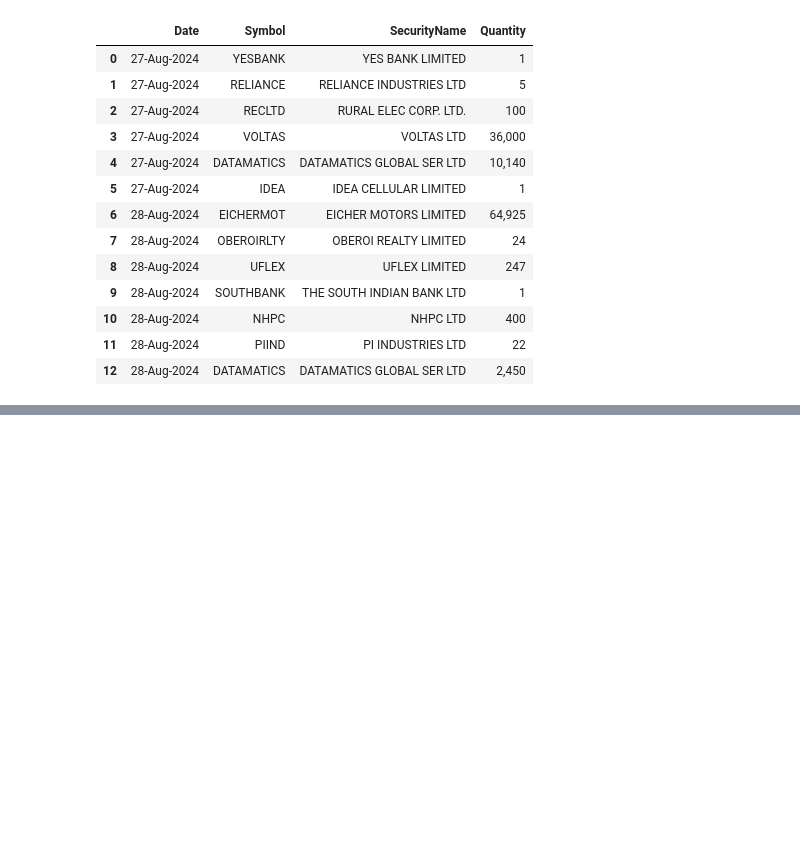
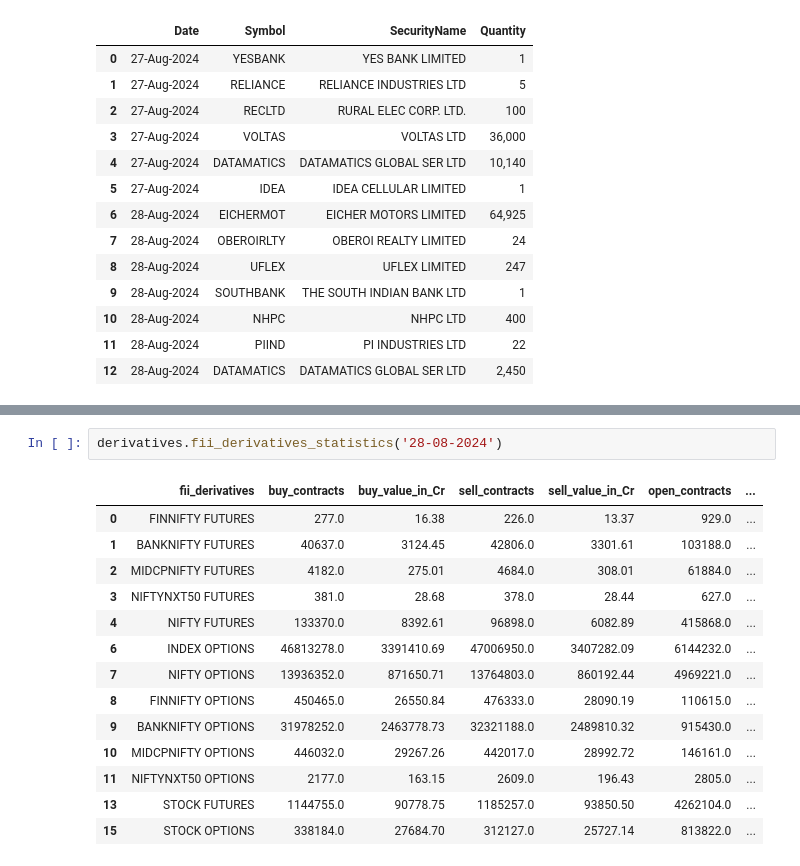
Before and after one commit to Himanshu-abc/stock_market, a Jupyter notebook: nse_data.ipynb, the cells around one changed output, grey strips where cells are left out. Drawn from its saved outputs; the diff is of its cells as text; blank space fills up the shorter version.

```diff
--- a/nse_data.ipynb
+++ b/nse_data.ipynb
@@ -336,0 +363,17 @@ capital_market.short_selling_data(period='1D')
+# %%
+derivatives.fii_derivatives_statistics('28-08-2024')
+# %% [output]
+|  | fii_derivatives | buy_contracts | buy_value_in_Cr | sell_contracts | sell_value_in_Cr | open_contracts | ... |
+| 0 | FINNIFTY FUTURES | 277.0 | 16.38 | 226.0 | 13.37 | 929.0 | ... |
+| 1 | BANKNIFTY FUTURES | 40637.0 | 3124.45 | 42806.0 | 3301.61 | 103188.0 | ... |
+| 2 | MIDCPNIFTY FUTURES | 4182.0 | 275.01 | 4684.0 | 308.01 | 61884.0 | ... |
+| 3 | NIFTYNXT50 FUTURES | 381.0 | 28.68 | 378.0 | 28.44 | 627.0 | ... |
+| 4 | NIFTY FUTURES | 133370.0 | 8392.61 | 96898.0 | 6082.89 | 415868.0 | ... |
+| 6 | INDEX OPTIONS | 46813278.0 | 3391410.69 | 47006950.0 | 3407282.09 | 6144232.0 | ... |
+| 7 | NIFTY OPTIONS | 13936352.0 | 871650.71 | 13764803.0 | 860192.44 | 4969221.0 | ... |
+| 8 | FINNIFTY OPTIONS | 450465.0 | 26550.84 | 476333.0 | 28090.19 | 110615.0 | ... |
+| 9 | BANKNIFTY OPTIONS | 31978252.0 | 2463778.73 | 32321188.0 | 2489810.32 | 915430.0 | ... |
+| 10 | MIDCPNIFTY OPTIONS | 446032.0 | 29267.26 | 442017.0 | 28992.72 | 146161.0 | ... |
+| 11 | NIFTYNXT50 OPTIONS | 2177.0 | 163.15 | 2609.0 | 196.43 | 2805.0 | ... |
+| 13 | STOCK FUTURES | 1144755.0 | 90778.75 | 1185257.0 | 93850.50 | 4262104.0 | ... |
+| 15 | STOCK OPTIONS | 338184.0 | 27684.70 | 312127.0 | 25727.14 | 813822.0 | ... |
```
Also changed, not shown: parts of 9 cells of this notebook.
